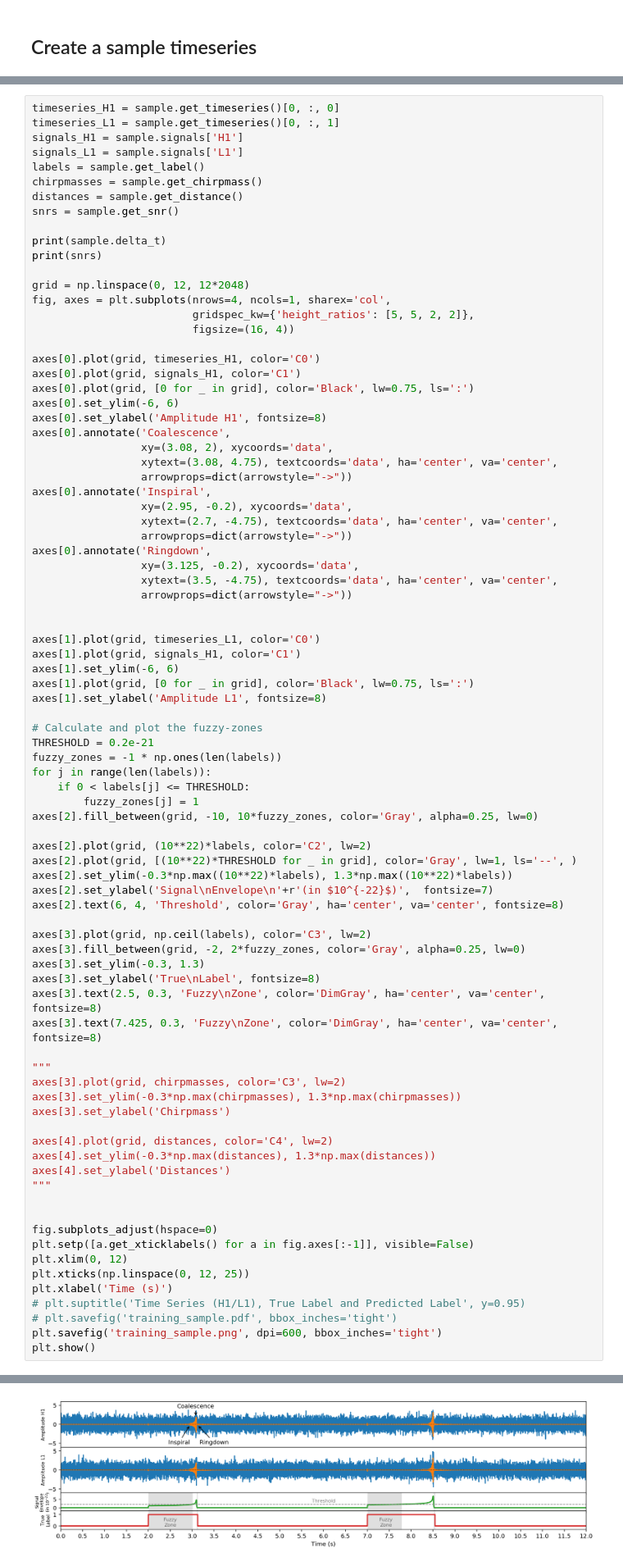
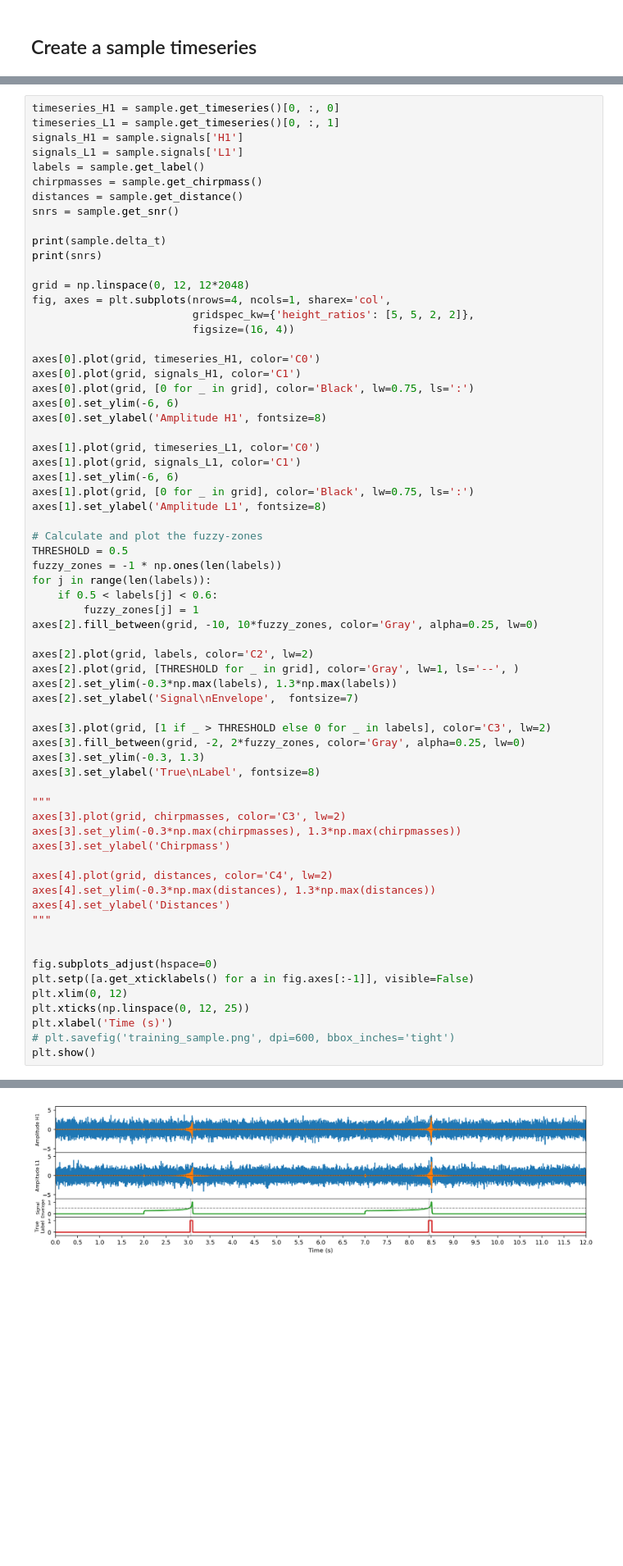
Before and after one commit to nikikilbertus/convwave, a Jupyter notebook: src/sample_generation/test_samplegeneration_timeseries.ipynb, the cells around one changed output, grey strips where cells are left out. Shown: that part at 82% size. Cells and saved outputs as stored; diff of their text form; blank space fills up the shorter version.

Commit message:
Adjusted plot generation to accommodate FWHM labels.

```diff
--- a/src/sample_generation/test_samplegeneration_timeseries.ipynb
+++ b/src/sample_generation/test_samplegeneration_timeseries.ipynb
@@ -96,46 +93,30 @@ axes[0].plot(grid, signals_H1, color='C1')
 axes[0].plot(grid, [0 for _ in grid], color='Black', lw=0.75, ls=':')
 axes[0].set_ylim(-6, 6)
 axes[0].set_ylabel('Amplitude H1', fontsize=8)
-axes[0].annotate('Coalescence',
-                 xy=(3.08, 2), xycoords='data',
-                 xytext=(3.08, 4.75), textcoords='data', ha='center', va='center',
-                 arrowprops=dict(arrowstyle="->"))
-axes[0].annotate('Inspiral',
-                 xy=(2.95, -0.2), xycoords='data',
-                 xytext=(2.7, -4.75), textcoords='data', ha='center', va='center',
-                 arrowprops=dict(arrowstyle="->"))
-axes[0].annotate('Ringdown',
-                 xy=(3.125, -0.2), xycoords='data',
-                 xytext=(3.5, -4.75), textcoords='data', ha='center', va='center',
-                 arrowprops=dict(arrowstyle="->"))
-
 
 axes[1].plot(grid, timeseries_L1, color='C0')
-axes[1].plot(grid, signals_H1, color='C1')
+axes[1].plot(grid, signals_L1, color='C1')
 axes[1].set_ylim(-6, 6)
 axes[1].plot(grid, [0 for _ in grid], color='Black', lw=0.75, ls=':')
 axes[1].set_ylabel('Amplitude L1', fontsize=8)
 
 # Calculate and plot the fuzzy-zones
-THRESHOLD = 0.2e-21
+THRESHOLD = 0.5
 fuzzy_zones = -1 * np.ones(len(labels))
 for j in range(len(labels)):
-    if 0 < labels[j] <= THRESHOLD:
+    if 0.5 < labels[j] < 0.6:
         fuzzy_zones[j] = 1
 axes[2].fill_between(grid, -10, 10*fuzzy_zones, color='Gray', alpha=0.25, lw=0)
 
-axes[2].plot(grid, (10**22)*labels, color='C2', lw=2)
-axes[2].plot(grid, [(10**22)*THRESHOLD for _ in grid], color='Gray', lw=1, ls='--', )
-axes[2].set_ylim(-0.3*np.max((10**22)*labels), 1.3*np.max((10**22)*labels))
-axes[2].set_ylabel('Signal\nEnvelope\n'+r'(in $10^{-22}$)',  fontsize=7)
-axes[2].text(6, 4, 'Threshold', color='Gray', ha='center', va='center', fontsize=8)
+axes[2].plot(grid, labels, color='C2', lw=2)
+axes[2].plot(grid, [THRESHOLD for _ in grid], color='Gray', lw=1, ls='--', )
+axes[2].set_ylim(-0.3*np.max(labels), 1.3*np.max(labels))
+axes[2].set_ylabel('Signal\nEnvelope',  fontsize=7)
 
-axes[3].plot(grid, np.ceil(labels), color='C3', lw=2)
+axes[3].plot(grid, [1 if _ > THRESHOLD else 0 for _ in labels], color='C3', lw=2)
 axes[3].fill_between(grid, -2, 2*fuzzy_zones, color='Gray', alpha=0.25, lw=0)
 axes[3].set_ylim(-0.3, 1.3)
 axes[3].set_ylabel('True\nLabel', fontsize=8)
-axes[3].text(2.5, 0.3, 'Fuzzy\nZone', color='DimGray', ha='center', va='center', fontsize=8)
-axes[3].text(7.425, 0.3, 'Fuzzy\nZone', color='DimGray', ha='center', va='center', fontsize=8)
 
 """
 axes[3].plot(grid, chirpmasses, color='C3', lw=2)
@@ -153,9 +134,7 @@ plt.setp([a.get_xticklabels() for a in fig.axes[:-1]], visible=False)
 plt.xlim(0, 12)
 plt.xticks(np.linspace(0, 12, 25))
 plt.xlabel('Time (s)')
-# plt.suptitle('Time Series (H1/L1), True Label and Predicted Label', y=0.95)
-# plt.savefig('training_sample.pdf', bbox_inches='tight')
-plt.savefig('training_sample.png', dpi=600, bbox_inches='tight')
+# plt.savefig('training_sample.png', dpi=600, bbox_inches='tight')
 plt.show()
 # %% [output]
 0.005856132734092202
@@ -163 +142 @@ plt.show()
-[figure, old version]
+[figure, new version]
```
Also changed, not shown: parts of 2 cells of this notebook.
